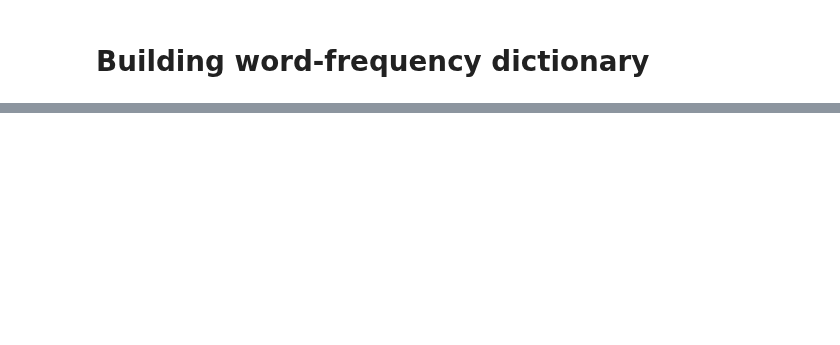
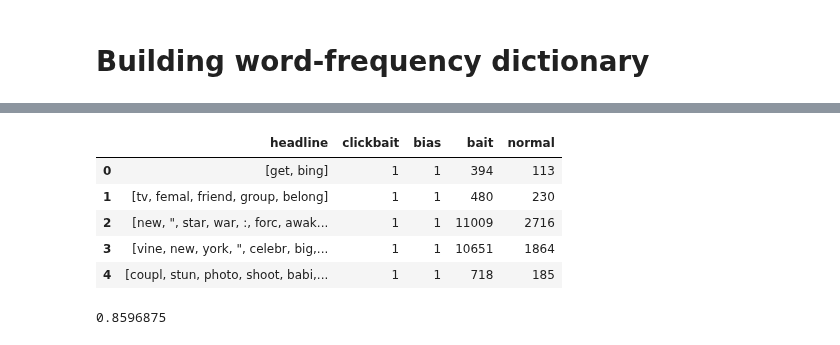
Before and after one commit to silvererudite/30-for-30-ml-projects, a Jupyter notebook: language-understanding/news-headline-clickbait-classifer.ipynb, the cells around one changed output, grey strips where cells are left out. Cells and saved outputs as stored; diff of their text form; code cells hidden in the pictures; blank space fills up the shorter version.

```diff
--- a/language-understanding/news-headline-clickbait-classifer.ipynb
+++ b/language-understanding/news-headline-clickbait-classifer.ipynb
@@ -125,0 +134,29 @@ plt.show()
+# %%
+data_df['bias'] = 1
+data_df['bait'] = 0
+data_df['normal'] = 0
+# %%
+def count_bait(headline):
+    count = 0
+    for word in headline:
+        if word in bait_freq:
+            count += bait_freq[word]
+    return count
+def count_normal(headline):
+    count = 0
+    for word in headline:
+        if word in normal_freq:
+            count += normal_freq[word]
+    return count
+# %%
+data_df['bait'] = data_df['headline'].apply(count_bait)
+data_df['normal'] = data_df['headline'].apply(count_normal)
+# %%
+data_df.head()
+# %% [output]
+|  | headline | clickbait | bias | bait | normal |
+| 0 | [get, bing] | 1 | 1 | 394 | 113 |
+| 1 | [tv, femal, friend, group, belong] | 1 | 1 | 480 | 230 |
+| 2 | [new, ", star, war, :, forc, awak... | 1 | 1 | 11009 | 2716 |
+| 3 | [vine, new, york, ", celebr, big,... | 1 | 1 | 10651 | 1864 |
+| 4 | [coupl, stun, photo, shoot, babi,... | 1 | 1 | 718 | 185 |
@@ -125,0 +172,4 @@ plt.show()
+# %%
+clf.score(X_test, y_test)
+# %% [output]
+0.8596875
```
Also changed, not shown: parts of 15 cells of this notebook.
